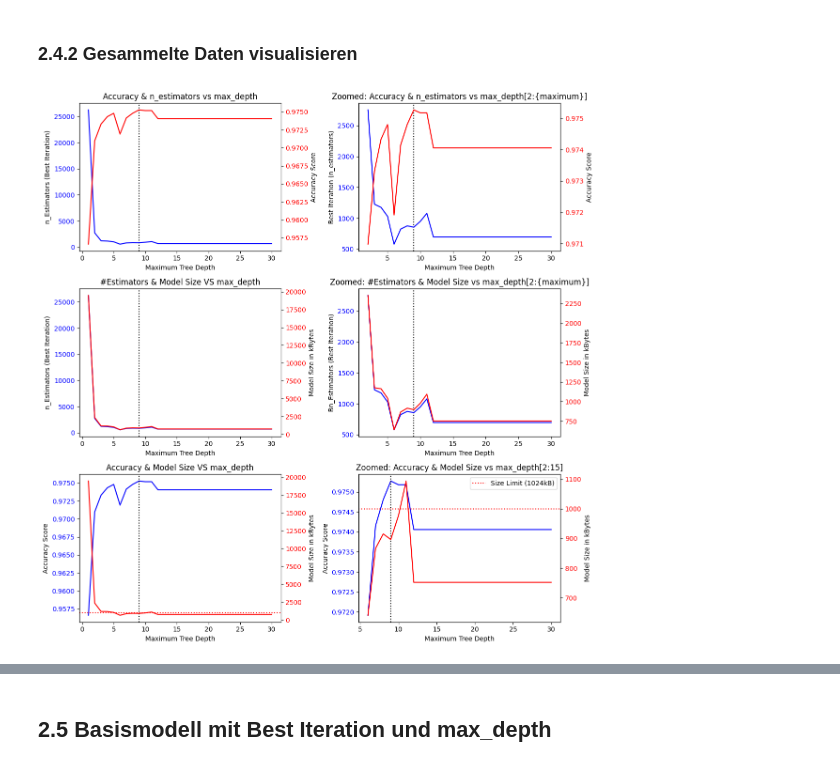
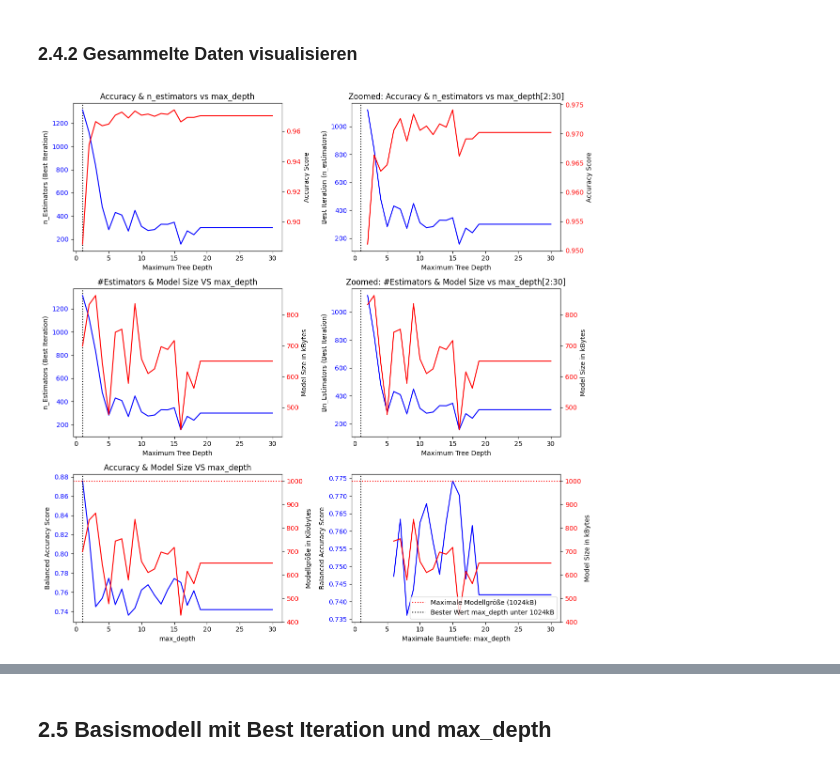
Before and after one commit to iTzOutmind/arduino-xgboost, a Jupyter notebook: basemodell_gyro.ipynb, the cells around one changed output, grey strips where cells are left out. Cells and saved outputs as stored; diff of their text form; code cells hidden in the pictures.

```diff
--- a/basemodell_gyro.ipynb
+++ b/basemodell_gyro.ipynb
@@ -34,7 +34,7 @@ xtrain, xvaltest, ytrain, yvaltest = train_test_split(
     xdata,
     ydata,
     random_state=0,
-    train_size=0.33,
+    train_size=0.66,
     stratify=ydata                                  # Preserve label imbalance across train- and test datasets
 )
 
@@ -249,7 +249,7 @@ clf_scaled = XGBClassifier(
     tree_method = 'exact',
     scale_pos_weight = classratio, # Increase weight of minority class
     n_estimators = 100000,
-    early_stopping_rounds = 100,
+    early_stopping_rounds = 10,
 )
 
 clf_scaled.fit(xtrain,ytrain,
@@ -357,6 +357,7 @@ Train-Test-Difference: 0.2765400981303747
 # %%
 bestIterList = []
 accList = []
+accListBalanced = []
 ubjSizeList = []
 jsonSizeList = []
 
@@ -367,7 +368,7 @@ for i in range(1,maximum+1):
                             tree_method = 'exact',
                             scale_pos_weight = classratio, # Increase weight of minority class
                             n_estimators = 100000,
-                            early_stopping_rounds = 50,
+                            early_stopping_rounds = 10,
                             max_depth = i
                             )
 
@@ -378,6 +379,7 @@ for i in range(1,maximum+1):
 
     bestIter_local = clf_iter.best_iteration
     acc_local = skm.accuracy_score(ytest,clf_iter.predict(xtest, iteration_range=(0,clf_iter.best_iteration)))
+    acc_local_balanced = skm.balanced_accuracy_score(ytest,clf_iter.predict(xtest, iteration_range=(0,clf_iter.best_iteration)))
 
     clf_iter = XGBClassifier(objective = "binary:logistic",
                             tree_method = 'exact',
@@ -399,19 +401,22 @@ for i in range(1,maximum+1):
     jsonSizeList.append(os.path.getsize('clf_iter.json'))
     bestIterList.append(bestIter_local)
     accList.append(acc_local)
+    accListBalanced.append(acc_local_balanced)
 # %% [markdown]
 ### 2.4.2 Gesammelte Daten visualisieren
 # %%
 # Plot Accuracy vs Complexity
 
 ubjSizeList_kB = [x/1024 for x in ubjSizeList]
+jsonSizeList_kB = [x/1024 for x in jsonSizeList]
 
 fig, ax = pyplot.subplots(3,2)
 
 fig.set_figwidth(12)
 fig.set_figheight(12)
 
-final_depth = getBestDepth(accList, ubjSizeList_kB).index[0]+1
+# final_depth = getBestDepth(accList, ubjSizeList_kB).index[0]+1
+final_depth = getBestDepth(accListBalanced, jsonSizeList_kB).index[0]+1
 
 ##### OBEN LINKS #####
 
@@ -432,7 +437,7 @@ ax10_twin.plot(range(1,maximum+1),accList,color="red")
 
 ##### OBEN RECHTS #####
 
-ax[0][1].set_title("Zoomed: Accuracy & n_estimators vs max_depth[2:{maximum}]")
+ax[0][1].set_title(f"Zoomed: Accuracy & n_estimators vs max_depth[2:{maximum}]")
 
 ax[0][1].axvline(x=final_depth, color="black", linestyle=":")
 
@@ -462,11 +467,12 @@ ax00_twin = ax[1][0].twinx()
 
 ax00_twin.set_ylabel("Model Size in kBytes")
 ax00_twin.tick_params(axis='y', labelcolor="red")
-ax00_twin.plot(range(1,maximum+1),ubjSizeList_kB,color="red")
+# ax00_twin.plot(range(1,maximum+1),ubjSizeList_kB,color="red")
+ax00_twin.plot(range(1,maximum+1),jsonSizeList_kB,color="red")
 
 ##### MITTE RECHTS #####
 
-ax[1][1].set_title("Zoomed: #Estimators & Model Size vs max_depth[2:{maximum}]")
+ax[1][1].set_title(f"Zoomed: #Estimators & Model Size vs max_depth[2:{maximum}]")
 # ax[1][1].set_title("Zoomed: #Estimators & Model Size vs max_depth[3:15]")
 
 ax[1][1].axvline(x=final_depth, color="black", linestyle=":")
@@ -481,56 +487,58 @@ ax01_twin = ax[1][1].twinx()
 
 ax01_twin.set_ylabel("Model Size in kBytes")
 ax01_twin.tick_params(axis='y', labelcolor="red")
-ax01_twin.plot(range(2,maximum+1),ubjSizeList_kB[1:],color="red")
+# ax01_twin.plot(range(2,maximum+1),ubjSizeList_kB[1:],color="red")
+ax01_twin.plot(range(2,maximum+1),jsonSizeList_kB[1:],color="red")
 # ax01_twin.plot(range(3,maximum+1),ubjSizeList_kB[2:],color="red")
 
 ##### UNTEN LINKS #####
 
 ax[2][0].set_title("Accuracy & Model Size VS max_depth")
 
-ax[2][0].set_xlabel("Maximum Tree Depth")
-ax[2][0].set_ylabel("Accuracy Score")
+ax[2][0].set_xlabel("max_depth")
+ax[2][0].set_ylabel("Balanced Accuracy Score")
 ax[2][0].tick_params(axis='y', labelcolor="blue")
-ax[2][0].plot(range(1,maximum+1),accList,color="blue")
+ax[2][0].plot(range(1,maximum+1),accListBalanced,color="blue")
 
 ax20_twin = ax[2][0].twinx()
 
-ax20_twin.set_ylabel("Model Size in kBytes")
+ax20_twin.set_ylabel("Modellgröße in Kilobytes")
 ax20_twin.tick_params(axis='y', labelcolor="red")
-ax20_twin.plot(range(1,maximum+1),ubjSizeList_kB,color="red")
+# ax20_twin.plot(range(1,maximum+1),ubjSizeList_kB,color="red")
+ax20_twin.plot(range(1,maximum+1),jsonSizeList_kB,color="red")
 
 ax20_twin.axhline(y=1000, color="red", linestyle=":", label='Size Limit (1024kB)')
 
 ax[2][0].axvline(x=final_depth, color="black", linestyle=":")
 
 ##### UNTEN RECHTS #####
 
-ax[2][1].set_title("Zoomed: Accuracy & Model Size vs max_depth[2:15]")
+# ax[2][1].set_title(f"Zoomed: Accuracy & Model Size vs max_depth[2:{maximum}]")
 # ax[2][1].set_title("Zoomed: #Estimators & Model Size vs max_depth[3:15]")
 
-ax[2][1].set_xlabel("Maximum Tree Depth")
-ax[2][1].set_ylabel("Accuracy Score")
+ax[2][1].set_xlabel("Maximale Baumtiefe: max_depth")
+ax[2][1].set_ylabel("Balanced Accuracy Score")
 ax[2][1].tick_params(axis='y', labelcolor="blue")
-ax[2][1].plot(range(6,maximum+1),accList[5:],color="blue")
+ax[2][1].plot(range(6,maximum+1),accListBalanced[5:],color="blue")
 # ax[2][1].plot(range(3,maximum+1),accList[2:],color="blue")
 
 ax21_twin = ax[2][1].twinx()
 
 ax21_twin.set_ylabel("Model Size in kBytes")
 ax21_twin.tick_params(axis='y', labelcolor="red")
-ax21_twin.plot(range(6,maximum+1),ubjSizeList_kB[5:],color="red")
+# ax21_twin.plot(range(6,maximum+1),ubjSizeList_kB[5:],color="red")
+ax21_twin.plot(range(6,maximum+1),jsonSizeList_kB[5:],color="red")
 # ax21_twin.plot(range(3,maximum+1),ubjSizeList_kB[2:],color="red")
 
-ax21_twin.axhline(y=1000, color="red", linestyle=":", label="Size Limit (1024kB)")
+ax21_twin.axhline(y=1000, color="red", linestyle=":", label="Maximale Modellgröße (1024kB)")
 
-ax[2][1].axvline(x=final_depth, color="black", linestyle=":")
+ax21_twin.axvline(x=final_depth, color="black", linestyle=":", label="Bester Wert max_depth unter 1024kB")
 
-##### PLOT THAT THING #####
-ax21_twin.legend()
+ax21_twin.legend(loc='lower right')
 
 ##### PLOT THAT THING #####
 
 fig.tight_layout()
 pyplot.show()
 # %% [output]
-[figure, old version]
+[figure, new version]
```
Also changed, not shown: parts of 9 cells of this notebook, 2 other files.
